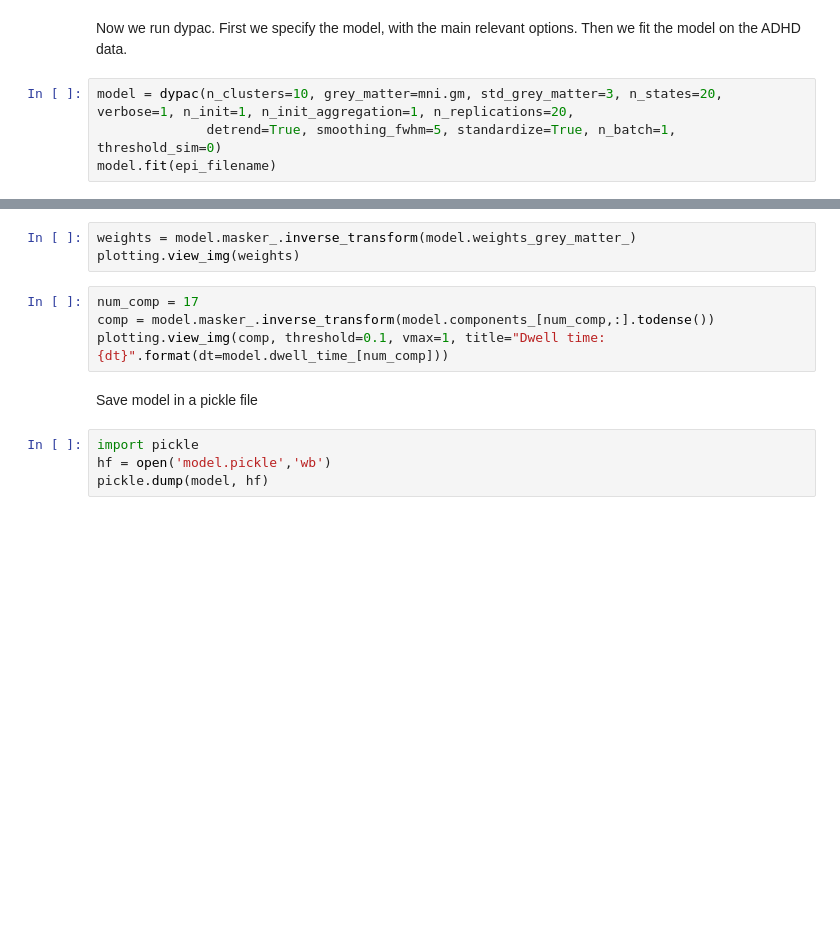
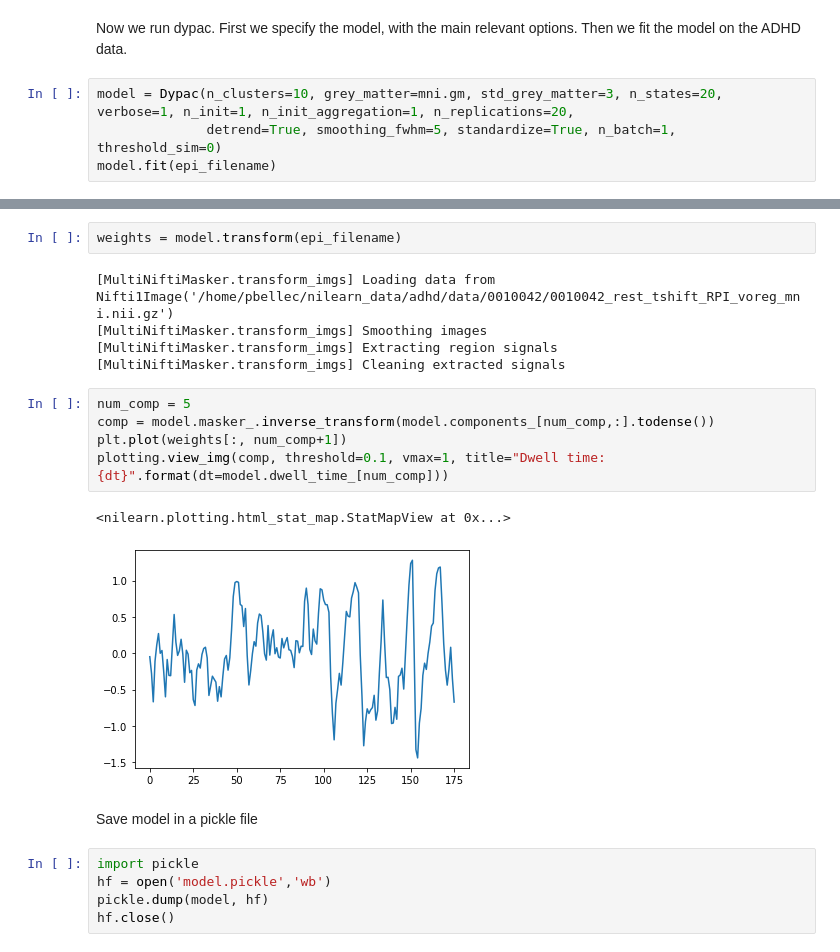
Before and after one commit to htwangtw/dypac, a Jupyter notebook: examples/dypac_demo.ipynb, the cells around one changed output, grey strips where cells are left out. Cells and saved outputs as stored; diff of their text form; blank space fills up the shorter version.

```diff
--- a/examples/dypac_demo.ipynb
+++ b/examples/dypac_demo.ipynb
@@ -24,6 +22,6 @@ mni = datasets.fetch_icbm152_2009()
 # %% [markdown]
 Now we run dypac. First we specify the model, with the main relevant options. Then we fit the model on the ADHD data.
 # %%
-model = dypac(n_clusters=10, grey_matter=mni.gm, std_grey_matter=3, n_states=20, verbose=1, n_init=1, n_init_aggregation=1, n_replications=20,
+model = Dypac(n_clusters=10, grey_matter=mni.gm, std_grey_matter=3, n_states=20, verbose=1, n_init=1, n_init_aggregation=1, n_replications=20,
               detrend=True, smoothing_fwhm=5, standardize=True, n_batch=1, threshold_sim=0)
 model.fit(epi_filename)
@@ -30,13 +46,22 @@ model.fit(epi_filename)
-# %%
-weights = model.masker_.inverse_transform(model.weights_grey_matter_)
-plotting.view_img(weights)
+# %%
+weights = model.transform(epi_filename)
+# %% [output]
+[MultiNiftiMasker.transform_imgs] Loading data from Nifti1Image('/home/pbellec/nilearn_data/adhd/data/0010042/0010042_rest_tshift_RPI_voreg_mni.nii.gz')
+[MultiNiftiMasker.transform_imgs] Smoothing images
+[MultiNiftiMasker.transform_imgs] Extracting region signals
+[MultiNiftiMasker.transform_imgs] Cleaning extracted signals
 # %%
-num_comp = 17
+num_comp = 5
 comp = model.masker_.inverse_transform(model.components_[num_comp,:].todense())
+plt.plot(weights[:, num_comp+1])
 plotting.view_img(comp, threshold=0.1, vmax=1, title="Dwell time: {dt}".format(dt=model.dwell_time_[num_comp]))
+# %% [output]
+<nilearn.plotting.html_stat_map.StatMapView at 0x...>
+[figure, added]
 # %% [markdown]
 Save model in a pickle file
 # %%
 import pickle
 hf = open('model.pickle','wb')
 pickle.dump(model, hf)
+hf.close()
```
Also changed, not shown: parts of 2 cells of this notebook, 5 other files.
